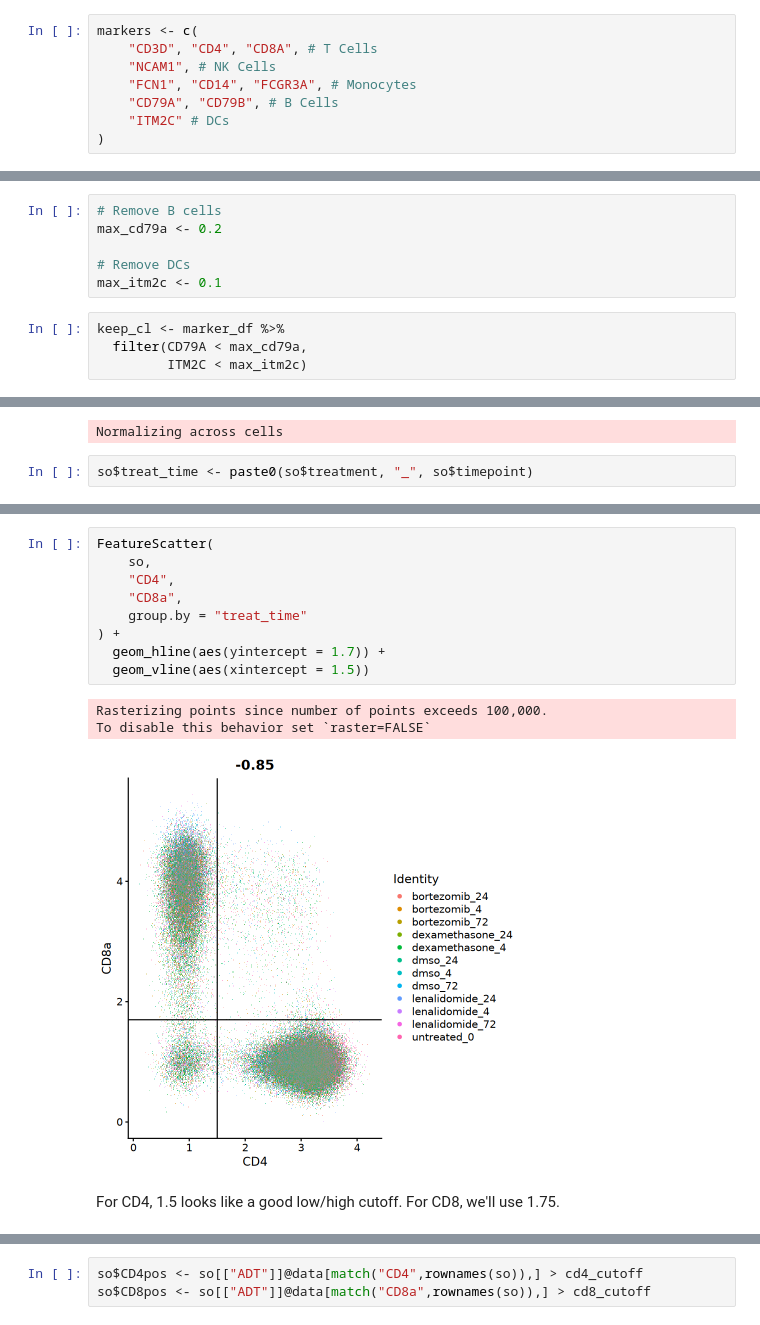
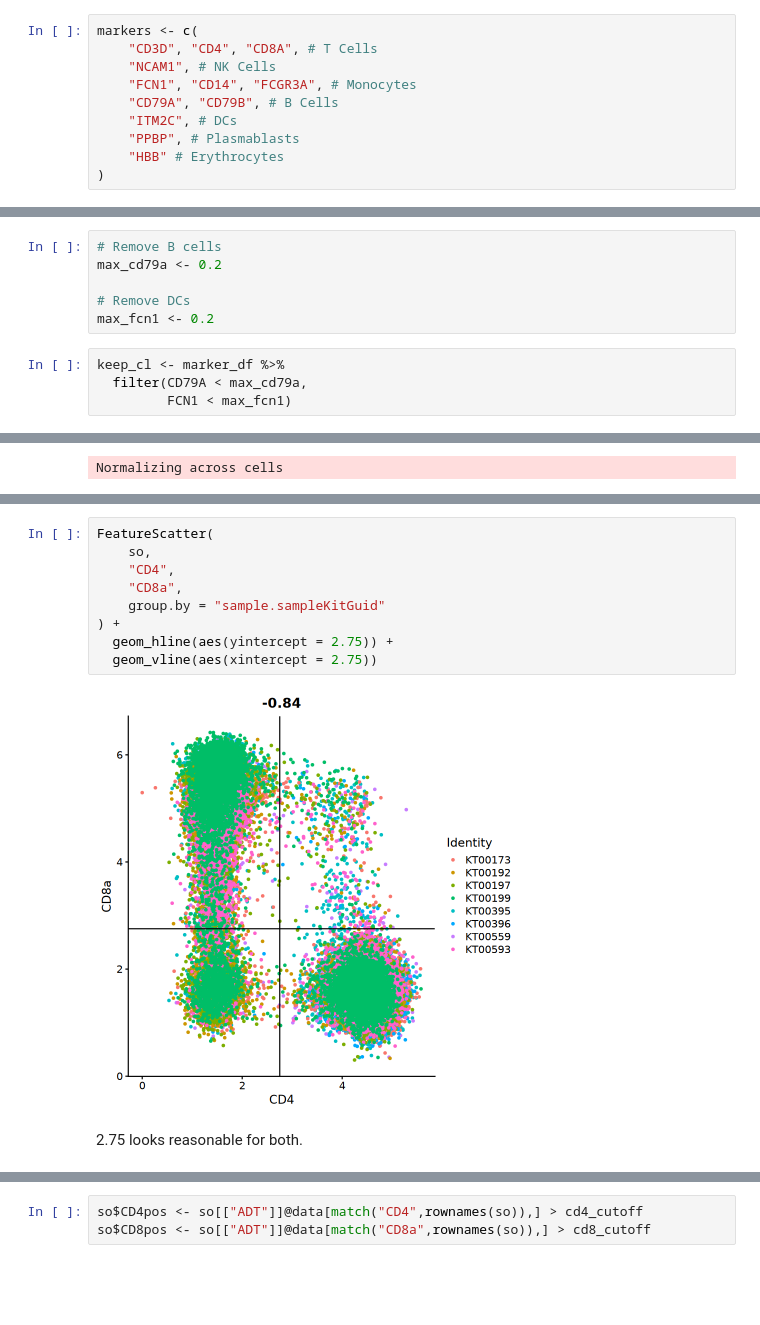
Before and after one commit to aifimmunology/certpro-workflow-demos, a Jupyter notebook: adult_vs_pediatric_teaseq/04-R_t_cell_class_filtering.ipynb, the cells around one changed output, grey strips where cells are left out. Saved outputs shown, nothing was run; the diff lists cells and outputs as text; blank space fills up the shorter version.

```diff
--- a/adult_vs_pediatric_teaseq/04-R_t_cell_class_filtering.ipynb
+++ b/adult_vs_pediatric_teaseq/04-R_t_cell_class_filtering.ipynb
@@ -150,7 +133,9 @@ markers <- c(
     "NCAM1", # NK Cells
     "FCN1", "CD14", "FCGR3A", # Monocytes
     "CD79A", "CD79B", # B Cells
-    "ITM2C" # DCs
+    "ITM2C", # DCs
+    "PPBP", # Plasmablasts
+    "HBB" # Erythrocytes
 )
 # %%
 DotPlot(
@@ -211,11 +196,11 @@ Set cutoffs and filter clusters
 max_cd79a <- 0.2
 
 # Remove DCs
-max_itm2c <- 0.1
+max_fcn1 <- 0.2
 # %%
 keep_cl <- marker_df %>%
   filter(CD79A < max_cd79a,
-         ITM2C < max_itm2c)
+         FCN1 < max_fcn1)
 # %%
 nrow(keep_cl)
 # %% [output]
@@ -277,7 +262,5 @@ so <- NormalizeData(
 )
 # %% [output]
 Normalizing across cells
-# %%
-so$treat_time <- paste0(so$treatment, "_", so$timepoint)
 # %%
 plot_data <- data.frame(
@@ -310,16 +293,14 @@ ggplot() +
 # %%
 FeatureScatter(
     so,
     "CD4",
     "CD8a",
-    group.by = "treat_time"
+    group.by = "sample.sampleKitGuid"
 ) +
-  geom_hline(aes(yintercept = 1.7)) +
-  geom_vline(aes(xintercept = 1.5))
+  geom_hline(aes(yintercept = 2.75)) +
+  geom_vline(aes(xintercept = 2.75))
 # %% [output]
-Rasterizing points since number of points exceeds 100,000.
-To disable this behavior set `raster=FALSE`
-[figure, old version]
+[figure, new version]
 # %% [markdown]
-For CD4, 1.5 looks like a good low/high cutoff. For CD8, we'll use 1.75.
+2.75 looks reasonable for both.
 # %%
```
Also changed, not shown: parts of 26 cells of this notebook, 6 other files.
